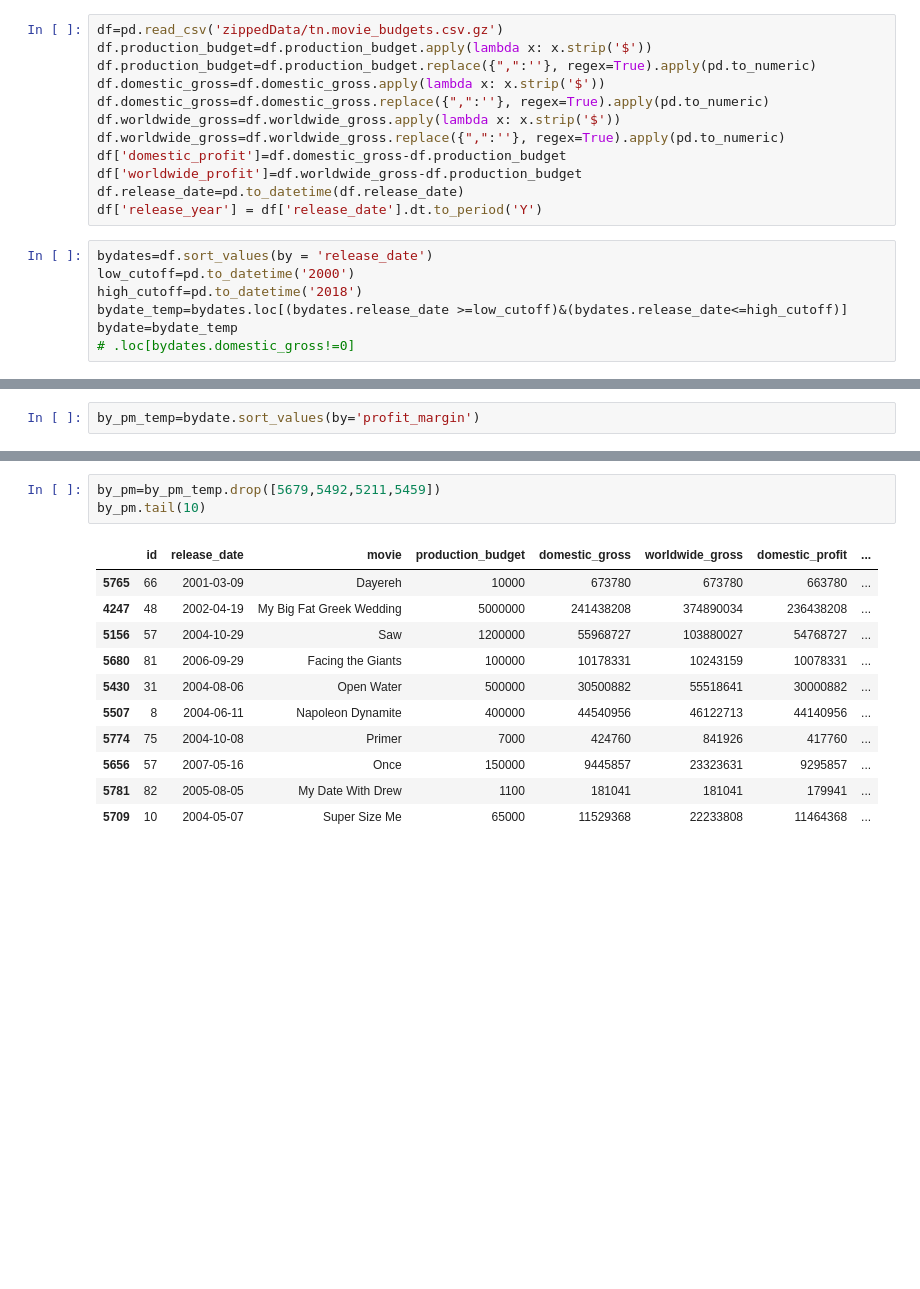
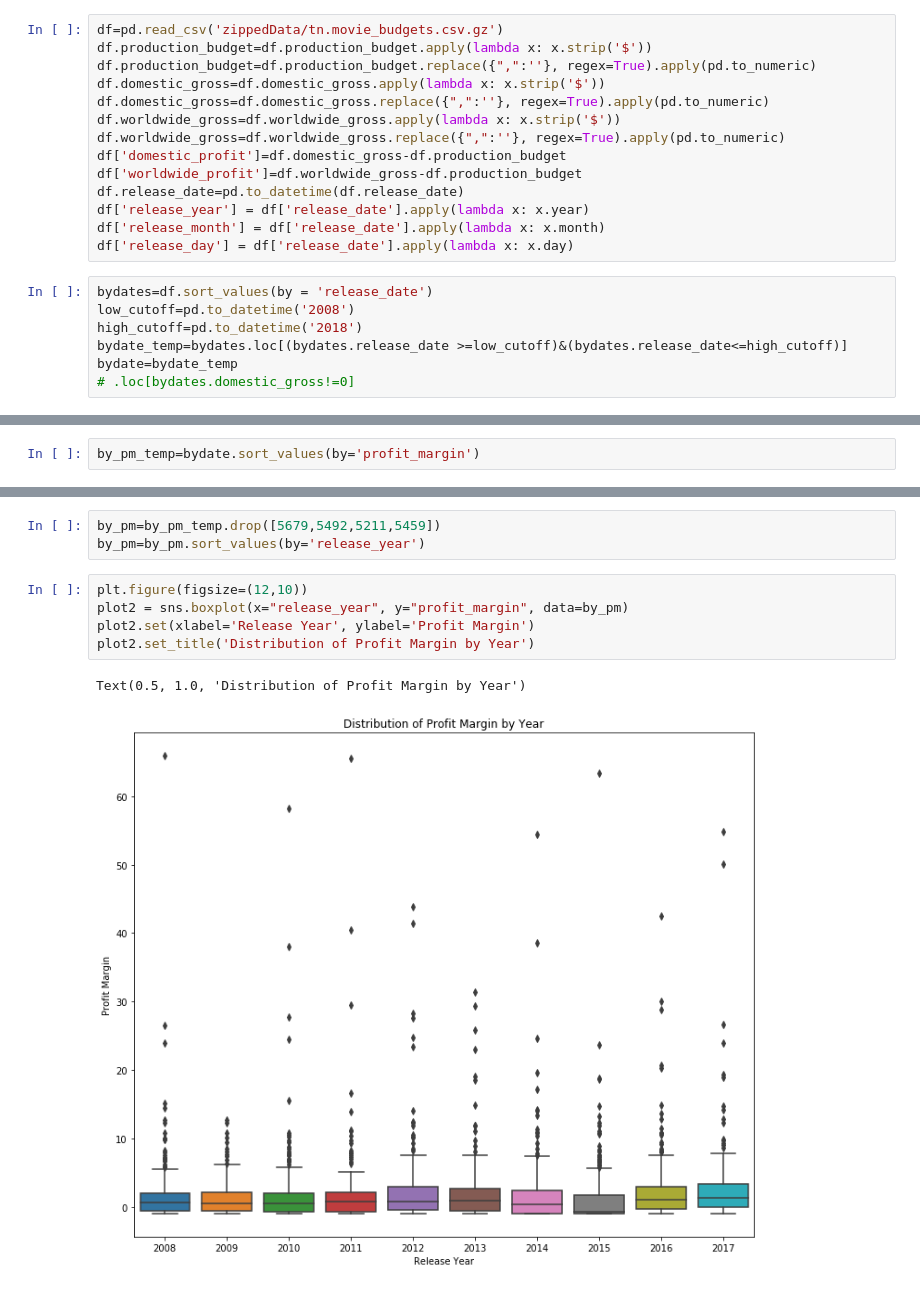
Before and after one commit to powergascan/mod-1-proj, a Jupyter notebook: PlayingwithBoxplots.ipynb, the cells around one changed output, grey strips where cells are left out. Cells and saved outputs as stored; diff of their text form; blank space fills up the shorter version.

```diff
--- a/PlayingwithBoxplots.ipynb
+++ b/PlayingwithBoxplots.ipynb
@@ -15,10 +15,12 @@ df.worldwide_gross=df.worldwide_gross.replace({",":''}, regex=True).apply(pd.to_
 df['domestic_profit']=df.domestic_gross-df.production_budget
 df['worldwide_profit']=df.worldwide_gross-df.production_budget
 df.release_date=pd.to_datetime(df.release_date)
-df['release_year'] = df['release_date'].dt.to_period('Y')
+df['release_year'] = df['release_date'].apply(lambda x: x.year)
+df['release_month'] = df['release_date'].apply(lambda x: x.month)
+df['release_day'] = df['release_date'].apply(lambda x: x.day)
 # %%
 bydates=df.sort_values(by = 'release_date')
-low_cutoff=pd.to_datetime('2000')
+low_cutoff=pd.to_datetime('2008')
 high_cutoff=pd.to_datetime('2018')
 bydate_temp=bydates.loc[(bydates.release_date >=low_cutoff)&(bydates.release_date<=high_cutoff)]
 bydate=bydate_temp
@@ -60,16 +65,12 @@ by_pm_temp.tail(10)
 | 5492 | 93 | 2009-09-25 | Paranormal Activity | 450000 | 107918810 | 194183034 | 107468810 | ... |
 # %%
 by_pm=by_pm_temp.drop([5679,5492,5211,5459])
-by_pm.tail(10)
+by_pm=by_pm.sort_values(by='release_year')
-# %% [output]
-|  | id | release_date | movie | production_budget | domestic_gross | worldwide_gross | domestic_profit | ... |
-| 5765 | 66 | 2001-03-09 | Dayereh | 10000 | 673780 | 673780 | 663780 | ... |
-| 4247 | 48 | 2002-04-19 | My Big Fat Greek Wedding | 5000000 | 241438208 | 374890034 | 236438208 | ... |
-| 5156 | 57 | 2004-10-29 | Saw | 1200000 | 55968727 | 103880027 | 54768727 | ... |
-| 5680 | 81 | 2006-09-29 | Facing the Giants | 100000 | 10178331 | 10243159 | 10078331 | ... |
-| 5430 | 31 | 2004-08-06 | Open Water | 500000 | 30500882 | 55518641 | 30000882 | ... |
-| 5507 | 8 | 2004-06-11 | Napoleon Dynamite | 400000 | 44540956 | 46122713 | 44140956 | ... |
-| 5774 | 75 | 2004-10-08 | Primer | 7000 | 424760 | 841926 | 417760 | ... |
-| 5656 | 57 | 2007-05-16 | Once | 150000 | 9445857 | 23323631 | 9295857 | ... |
-| 5781 | 82 | 2005-08-05 | My Date With Drew | 1100 | 181041 | 181041 | 179941 | ... |
-| 5709 | 10 | 2004-05-07 | Super Size Me | 65000 | 11529368 | 22233808 | 11464368 | ... |
+# %%
+plt.figure(figsize=(12,10))
+plot2 = sns.boxplot(x="release_year", y="profit_margin", data=by_pm)
+plot2.set(xlabel='Release Year', ylabel='Profit Margin')
+plot2.set_title('Distribution of Profit Margin by Year')
+# %% [output]
+Text(0.5, 1.0, 'Distribution of Profit Margin by Year')
+[figure, added]
```
Also changed, not shown: parts of 21 cells of this notebook, 2 other files.
